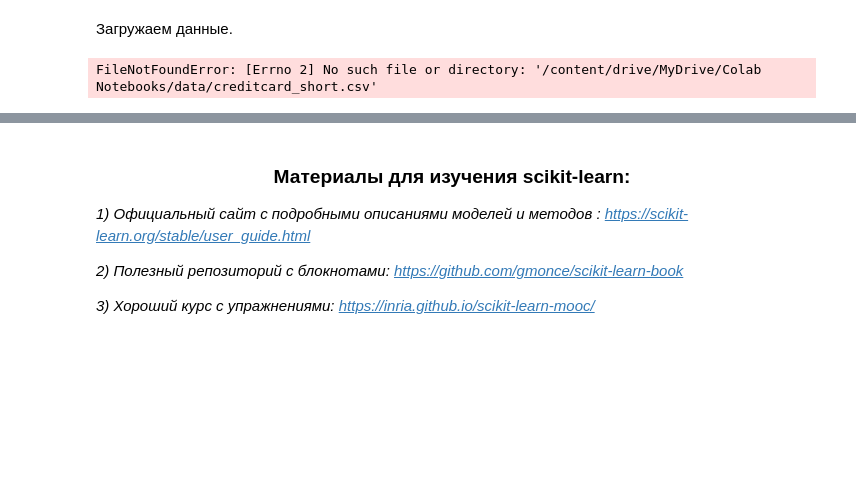
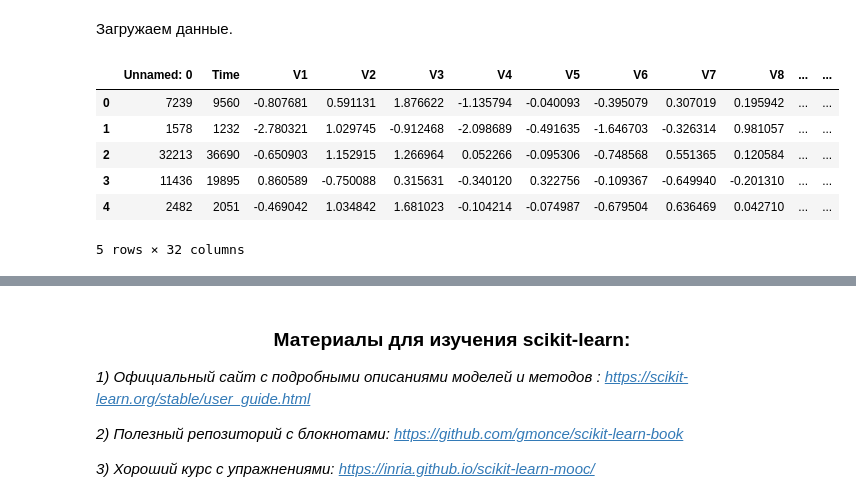
Before and after one commit to uldopp/TMON, a Jupyter notebook: KT_2_Disb_2/ФМИ_Disbalanced_dataset_Part_2.ipynb, the cells around one changed output, grey strips where cells are left out. Cells and saved outputs as stored; diff of their text form; code cells hidden in the pictures; blank space fills up the shorter version.

```diff
--- a/KT_2_Disb_2/ФМИ_Disbalanced_dataset_Part_2.ipynb
+++ b/KT_2_Disb_2/ФМИ_Disbalanced_dataset_Part_2.ipynb
@@ -47,11 +47,17 @@ Mounted at /content/drive
 # %%
 # Будем загружать данные, полученные в предыдущем блокноте.
 # См обновленный блокнот
 
-new_df = pd.read_csv('/content/drive/MyDrive/Colab Notebooks/data/creditcard_short.csv')
+new_df = pd.read_csv('creditcard_short.csv')
 new_df.head()
 # %% [output]
+|  | Unnamed: 0 | Time | V1 | V2 | V3 | V4 | V5 | V6 | V7 | V8 | ... | ... |
+| 0 | 7239 | 9560 | -0.807681 | 0.591131 | 1.876622 | -1.135794 | -0.040093 | -0.395079 | 0.307019 | 0.195942 | ... | ... |
+| 1 | 1578 | 1232 | -2.780321 | 1.029745 | -0.912468 | -2.098689 | -0.491635 | -1.646703 | -0.326314 | 0.981057 | ... | ... |
+| 2 | 32213 | 36690 | -0.650903 | 1.152915 | 1.266964 | 0.052266 | -0.095306 | -0.748568 | 0.551365 | 0.120584 | ... | ... |
+| 3 | 11436 | 19895 | 0.860589 | -0.750088 | 0.315631 | -0.340120 | 0.322756 | -0.109367 | -0.649940 | -0.201310 | ... | ... |
+| 4 | 2482 | 2051 | -0.469042 | 1.034842 | 1.681023 | -0.104214 | -0.074987 | -0.679504 | 0.636469 | 0.042710 | ... | ... |
-FileNotFoundError: [Errno 2] No such file or directory: '/content/drive/MyDrive/Colab Notebooks/data/creditcard_short.csv'
+5 rows × 32 columns
 # %%
 new_df.describe()
 # %% [output]
```
Also changed, not shown: parts of 2 cells of this notebook.
